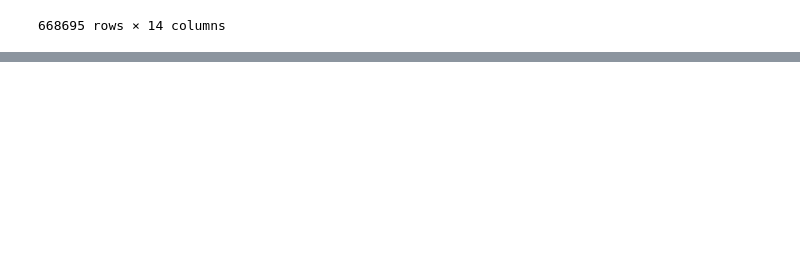
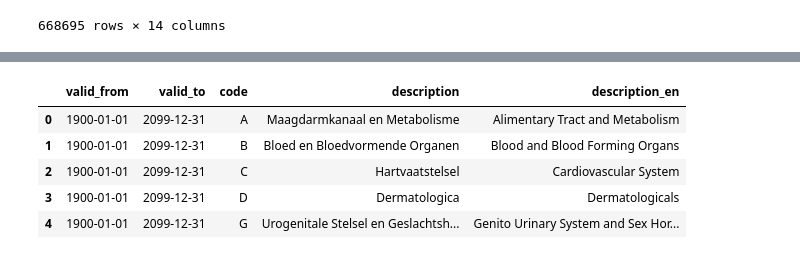
Before and after one commit to bntmzu/DataEngineeringTask, a Jupyter notebook: notebooks/prep.ipynb, the cells around one changed output, grey strips where cells are left out. Cells and saved outputs as stored; diff of their text form; code cells hidden in the pictures; blank space fills up the shorter version.

```diff
--- a/notebooks/prep.ipynb
+++ b/notebooks/prep.ipynb
@@ -318,0 +411,45 @@ df_sorted
+# %%
+
+atc = [
+    ("1900-01-01", "9999-12-31", "A", "Maagdarmkanaal en Metabolisme", "Alimentary Tract and Metabolism"),
+    ("1900-01-01", "9999-12-31", "B", "Bloed en Bloedvormende Organen", "Blood and Blood Forming Organs"),
+    ("1900-01-01", "9999-12-31", "C", "Hartvaatstelsel", "Cardiovascular System"),
+    ("1900-01-01", "9999-12-31", "D", "Dermatologica", "Dermatologicals"),
+    ("1900-01-01", "9999-12-31", "G", "Urogenitale Stelsel en Geslachtshormonen", "Genito Urinary System and Sex Hormones"),
+    ("1900-01-01", "2022-01-30", "H", "Systemische Hormoonpreparaten, Excl Geslachtshormonen", "Systemic Hormonal Prep,Excl Sex Hormones"),
+    ("2022-01-31", "9999-12-31", "H", "Systemische Hormoonpreparaten, Excl Geslachtshormonen", "Systemic Hormonal Preparations, Excl. Sex Hormones and Insulins"),
+    ("1900-01-01", "2022-01-30", "J", "Antimicrobiele Middelen Voor Systemisch Gebruik", "General Antiinfectives for Systemic Use"),
+    ("2022-01-31", "9999-12-31", "J", "Antimicrobiele Middelen Voor Systemisch Gebruik", "Antiinfectives for Systemic Use"),
+    ("1900-01-01", "9999-12-31", "L", "Oncolytica en Immunomodulantia", "Antineoplastic and Immunomodulating Agents"),
+    ("1900-01-01", "9999-12-31", "M", "Skeletspierstelsel", "Musculo-Skeletal System"),
+    ("1900-01-01", "9999-12-31", "N", "Zenuwstelsel", "Nervous System"),
+    ("1900-01-01", "2022-01-30", "P", "Antiparasitica, Insecticiden en Insectenwerende Middelen", "Antiparasitic Products,Insecticides and Repellents"),
+    ("2022-01-31", "9999-12-31", "P", "Antiparasitica, Insecticiden en Insectenwerende Middelen", "Antiparasitic Products, Insecticides and Repellents"),
+    ("1900-01-01", "9999-12-31", "R", "Ademhalingsstelsel", "Respiratory System"),
+    ("1900-01-01", "9999-12-31", "S", "Zintuiglijke Organen", "Sensory Organs"),
+    ("1900-01-01", "9999-12-31", "V", "Diverse Middelen", "Various"),
+    ("1900-01-01", "2024-12-30", "Y", "Niet Ingevuld", "Not filled in"),
+    ("2024-12-31", "9999-12-31", "Y", "Niet Ingevuld", None),
+    ("1900-01-01", "2024-12-30", "Z", "Niet Van Toepassing", "Not applicable"),
+    ("2024-12-31", "9999-12-31", "Z", "Niet Van Toepassing", None)
+]
+
+df = pd.DataFrame(atc, columns=["valid_from", "valid_to", "code", "description", "description_en"])
+
+# Convert date columns from string to datetime format
+df["valid_to"] = df["valid_to"].replace("9999-12-31", "2099-12-31")
+
+# Převod sloupců na datetime a nastavení přesnosti na den
+df["valid_from"] = pd.to_datetime(df["valid_from"]).astype("datetime64[ms]")
+df["valid_to"] = pd.to_datetime(df["valid_to"]).astype("datetime64[ms]")
+
+# Nastavení NaT ve sloupci "valid_to", pokud hodnota odpovídá '9999-12-31'
+df.loc[df["valid_to"] == pd.Timestamp("9999-12-31"), "valid_to"] = pd.NaT
+df.head()
+# %% [output]
+|  | valid_from | valid_to | code | description | description_en |
+| 0 | 1900-01-01 | 2099-12-31 | A | Maagdarmkanaal en Metabolisme | Alimentary Tract and Metabolism |
+| 1 | 1900-01-01 | 2099-12-31 | B | Bloed en Bloedvormende Organen | Blood and Blood Forming Organs |
+| 2 | 1900-01-01 | 2099-12-31 | C | Hartvaatstelsel | Cardiovascular System |
+| 3 | 1900-01-01 | 2099-12-31 | D | Dermatologica | Dermatologicals |
+| 4 | 1900-01-01 | 2099-12-31 | G | Urogenitale Stelsel en Geslachtsh... | Genito Urinary System and Sex Hor... |
```
Also changed, not shown: parts of 11 cells of this notebook.
